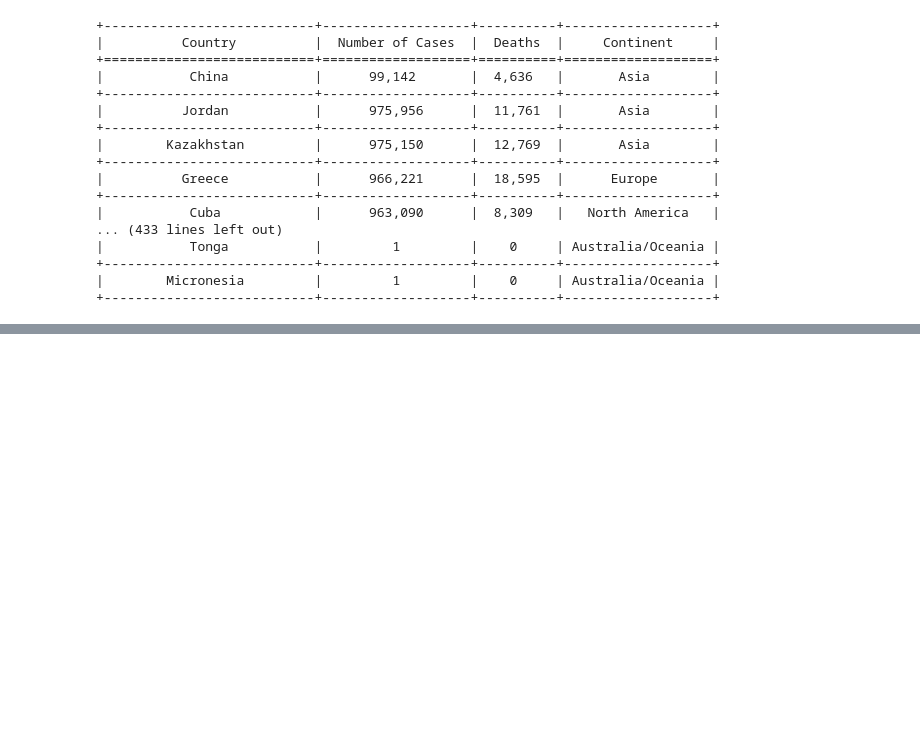
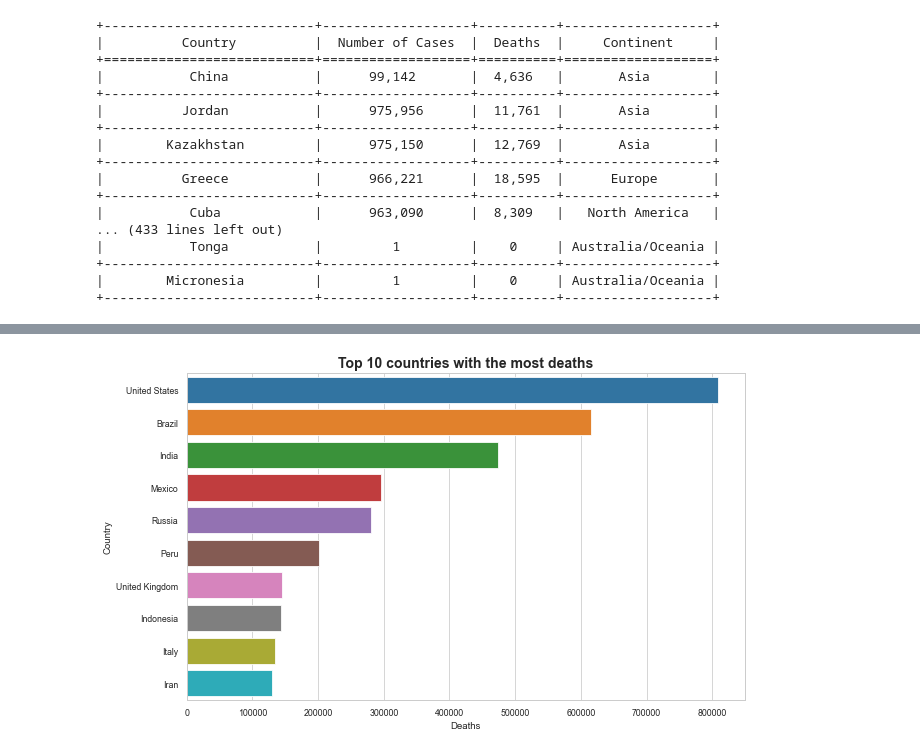
Before and after one commit to roblivesinottawa/covid19_data_analysis_R, a Jupyter notebook: main_py.ipynb, the cells around one changed output, grey strips where cells are left out. Saved outputs shown, nothing was run; the diff lists cells and outputs as text; code cells hidden in the pictures; blank space fills up the shorter version.

```diff
--- a/main_py.ipynb
+++ b/main_py.ipynb
@@ -70,0 +133,8 @@ rows = table.find_all('tr', attrs={'style': ''})
+# %%
+# plot the top ten countries with the most deaths
+plt.figure(figsize = (10, 6))
+sns.barplot(x = 'Deaths', y = 'Country', data = df.sort_values(by = 'Deaths', ascending = False).head(10))
+plt.title('Top 10 countries with the most deaths', fontweight = 'bold', fontsize = 14)
+plt.show()
+# %% [output]
+[figure, added]
```
Also changed, not shown: parts of 11 cells of this notebook, 6 other files.
